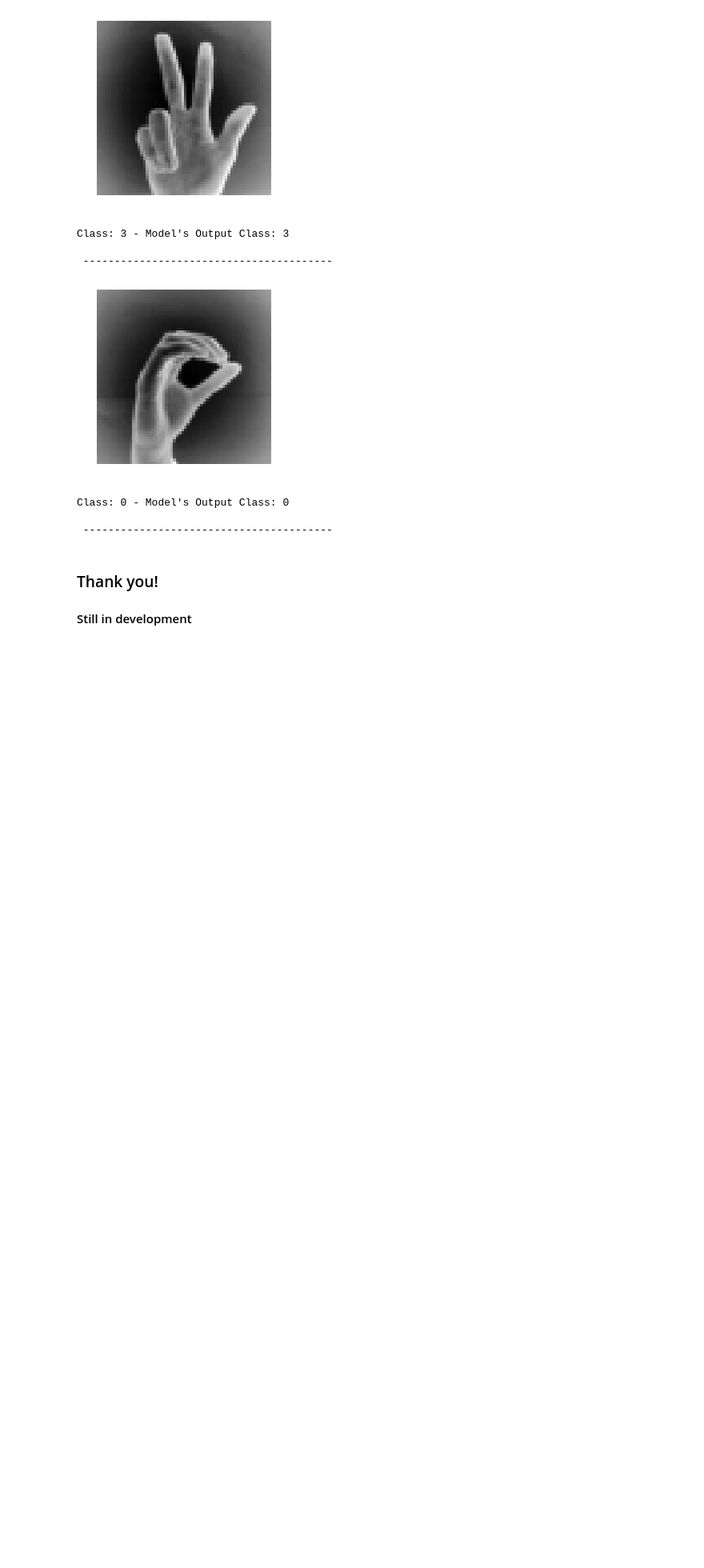
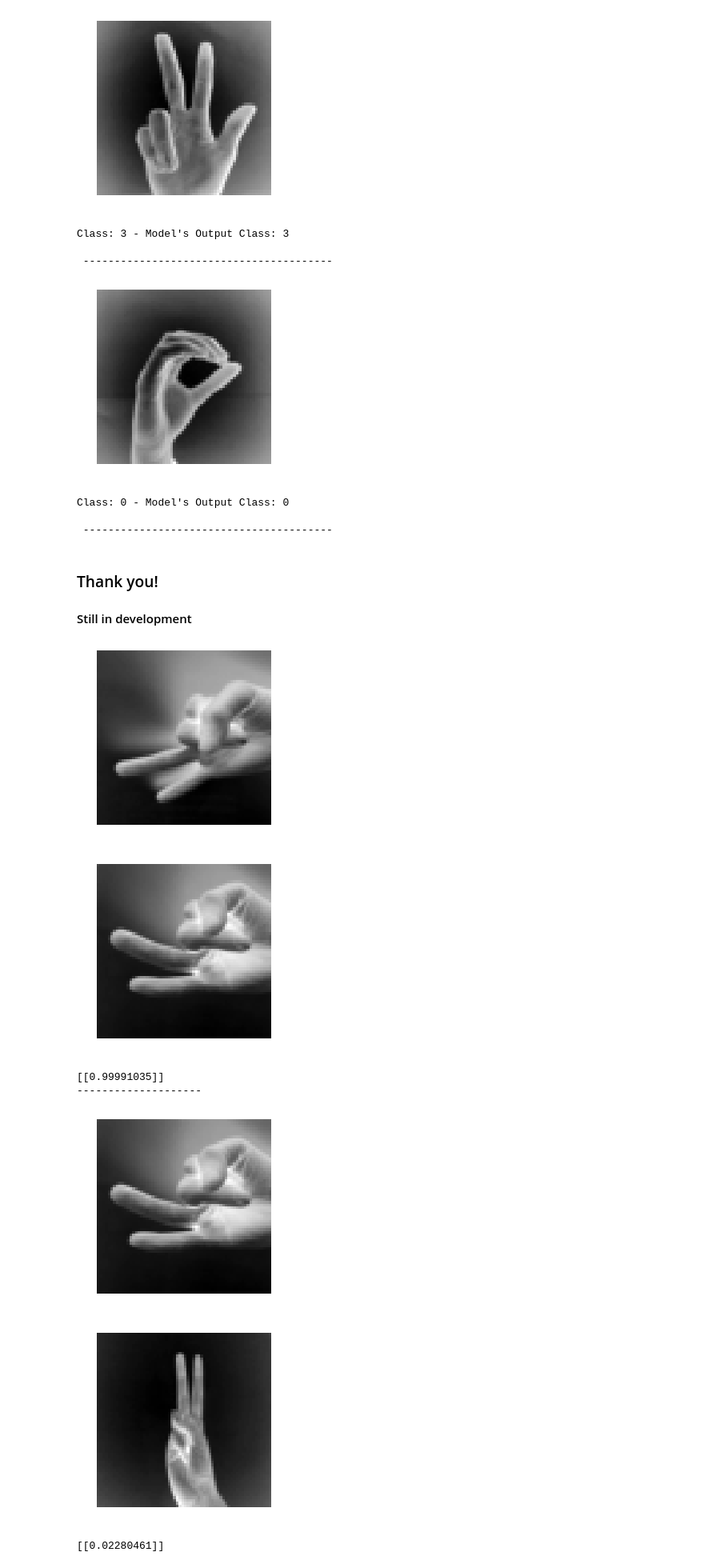
Before and after one commit to ardamavi/Classification-of-Sign-Language-with-UCA-Net, a Jupyter notebook: Colab-Supervised/Classification_of_Sign_Language_with_UCA_Net.ipynb, the cells around one changed output. Shown: that part at 80% size. Saved outputs shown, nothing was run; the diff lists cells and outputs as text; code cells hidden in the pictures; blank space fills up the shorter version.

Commit message:
Added non-class test

```diff
--- a/Colab-Supervised/Classification_of_Sign_Language_with_UCA_Net.ipynb
+++ b/Colab-Supervised/Classification_of_Sign_Language_with_UCA_Net.ipynb
@@ -613,3 +613,48 @@ Class: 0 - Model's Output Class: 0
 # %% [markdown]
 ### Thank you!
 #### Still in development
+# %%
+# Test with non-class similarity:
+
+from get_dataset import get_img
+
+img_0 = get_img('drive/Colab_UCA-Net/Data/non-class/0.jpg').reshape(1, 64, 64, 1)
+img_1 = get_img('drive/Colab_UCA-Net/Data/non-class/1.jpg').reshape(1, 64, 64, 1)
+
+img_0 = 1 - np.array(img_0).astype('float32')/255.
+img_1 = 1 - np.array(img_1).astype('float32')/255.
+
+plt.imshow(img_0.reshape(64, 64))
+plt.gray()
+plt.axis('off')
+plt.show()
+
+
+plt.imshow(img_1.reshape(64, 64))
+plt.gray()
+plt.axis('off')
+plt.show()
+
+print(discriminator.predict([img_0, img_1]))
+
+print('-'*20)
+
+plt.imshow(img_1.reshape(64, 64))
+plt.gray()
+plt.axis('off')
+plt.show()
+
+plt.imshow(data_samples[2].reshape(64, 64))
+plt.gray()
+plt.axis('off')
+plt.show()
+
+print(discriminator.predict([img_1, data_samples[2].reshape(1, 64, 64, 1)]))
+# %% [output]
+[figure, added]
+[figure, added]
+[[0.99991035]]
+--------------------
+[figure, added]
+[figure, added]
+[[0.02280461]]
```
Also changed, not shown: 2 other files.
